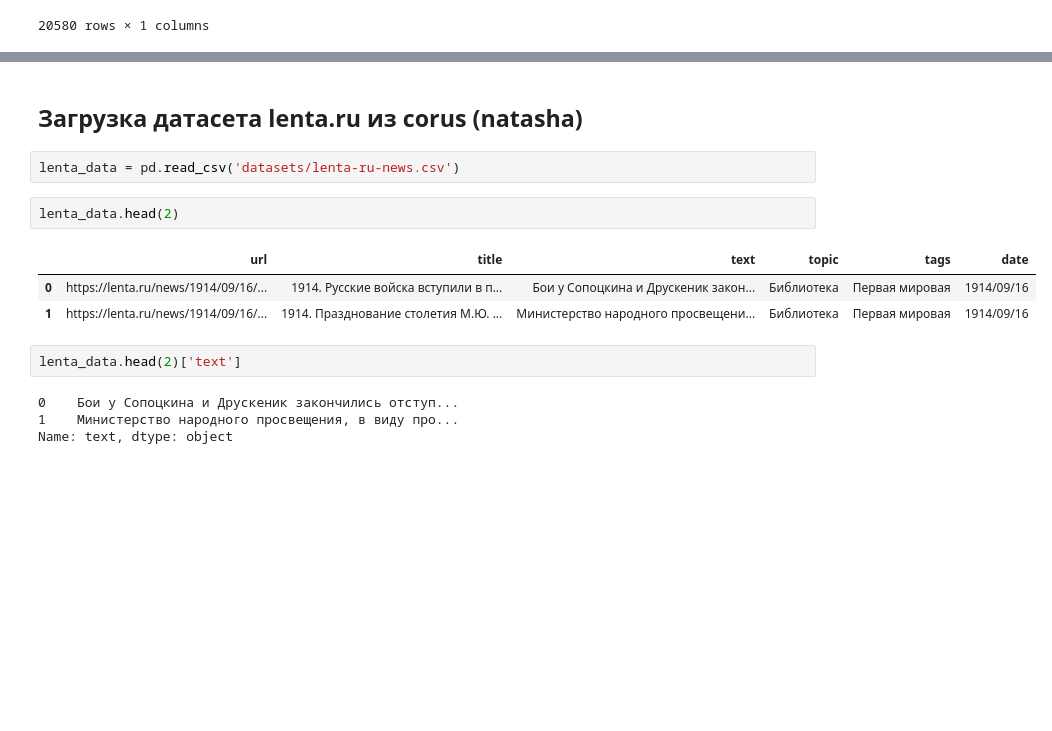
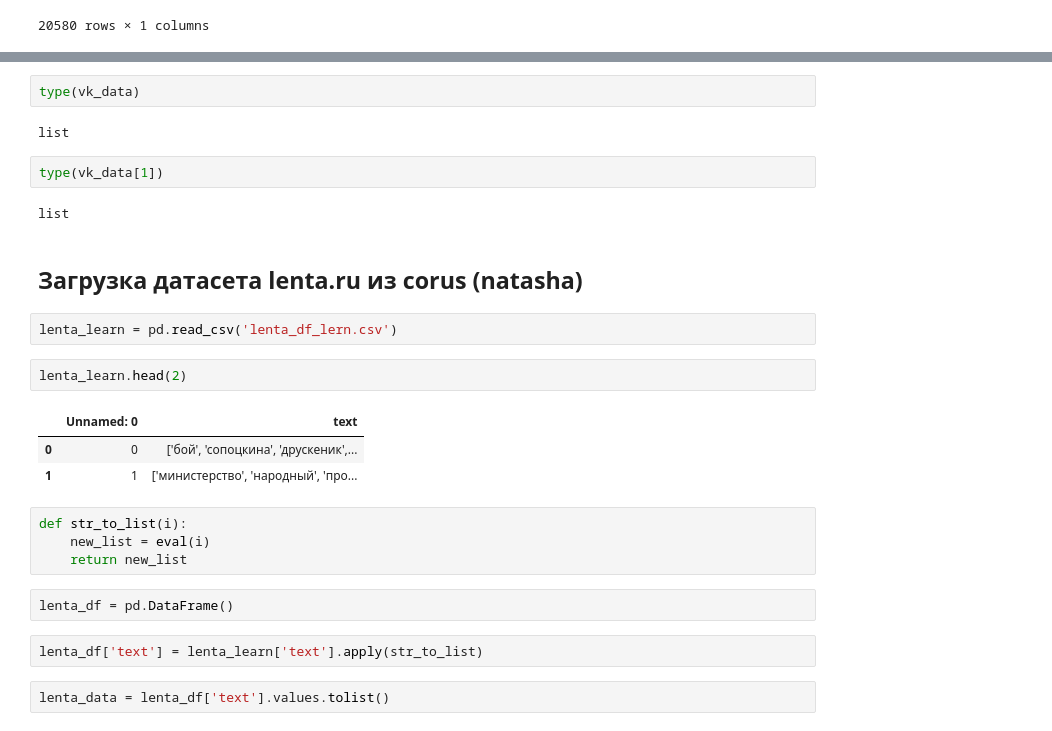
Before and after one commit to maximvscow/vk_data, a Jupyter notebook: model.ipynb, the cells around one changed output, grey strips where cells are left out. Cells and saved outputs as stored; diff of their text form; blank space fills up the shorter version.

```diff
--- a/model.ipynb
+++ b/model.ipynb
@@ -226,17 +240,29 @@ comments
+# %%
+type(vk_data)
+# %% [output]
+list
+# %%
+type(vk_data[1])
+# %% [output]
+list
 # %% [markdown]
 ## Загрузка датасета lenta.ru из corus (natasha)
 # %%
-lenta_data = pd.read_csv('datasets/lenta-ru-news.csv')
+lenta_learn = pd.read_csv('lenta_df_lern.csv')
 # %%
-lenta_data.head(2)
+lenta_learn.head(2)
 # %% [output]
-|  | url | title | text | topic | tags | date |
-| 0 | https://lenta.ru/news/1914/09/16/... | 1914. Русские войска вступили в п... | Бои у Сопоцкина и Друскеник закон... | Библиотека | Первая мировая | 1914/09/16 |
-| 1 | https://lenta.ru/news/1914/09/16/... | 1914. Празднование столетия М.Ю. ... | Министерство народного просвещени... | Библиотека | Первая мировая | 1914/09/16 |
+|  | Unnamed: 0 | text |
+| 0 | 0 | ['бой', 'сопоцкина', 'друскеник',... |
+| 1 | 1 | ['министерство', 'народный', 'про... |
-# %%
-lenta_data.head(2)['text']
-# %% [output]
-0    Бои у Сопоцкина и Друскеник закончились отступ...
-1    Министерство народного просвещения, в виду про...
-Name: text, dtype: object
+# %%
+def str_to_list(i):
+    new_list = eval(i)
+    return new_list
+# %%
+lenta_df = pd.DataFrame()
+# %%
+lenta_df['text'] = lenta_learn['text'].apply(str_to_list)
+# %%
+lenta_data = lenta_df['text'].values.tolist()
 # %%
```
Also changed, not shown: parts of 19 cells of this notebook, 1 other file.
